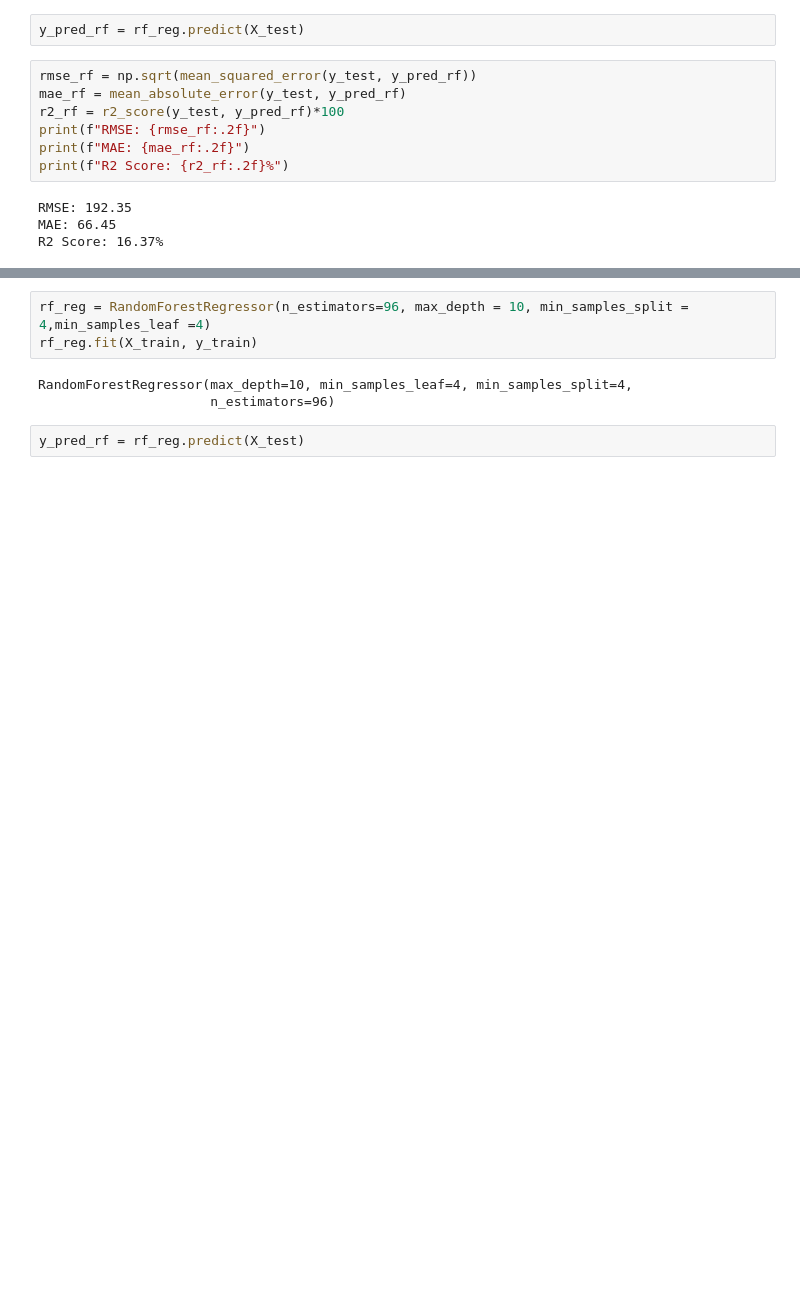
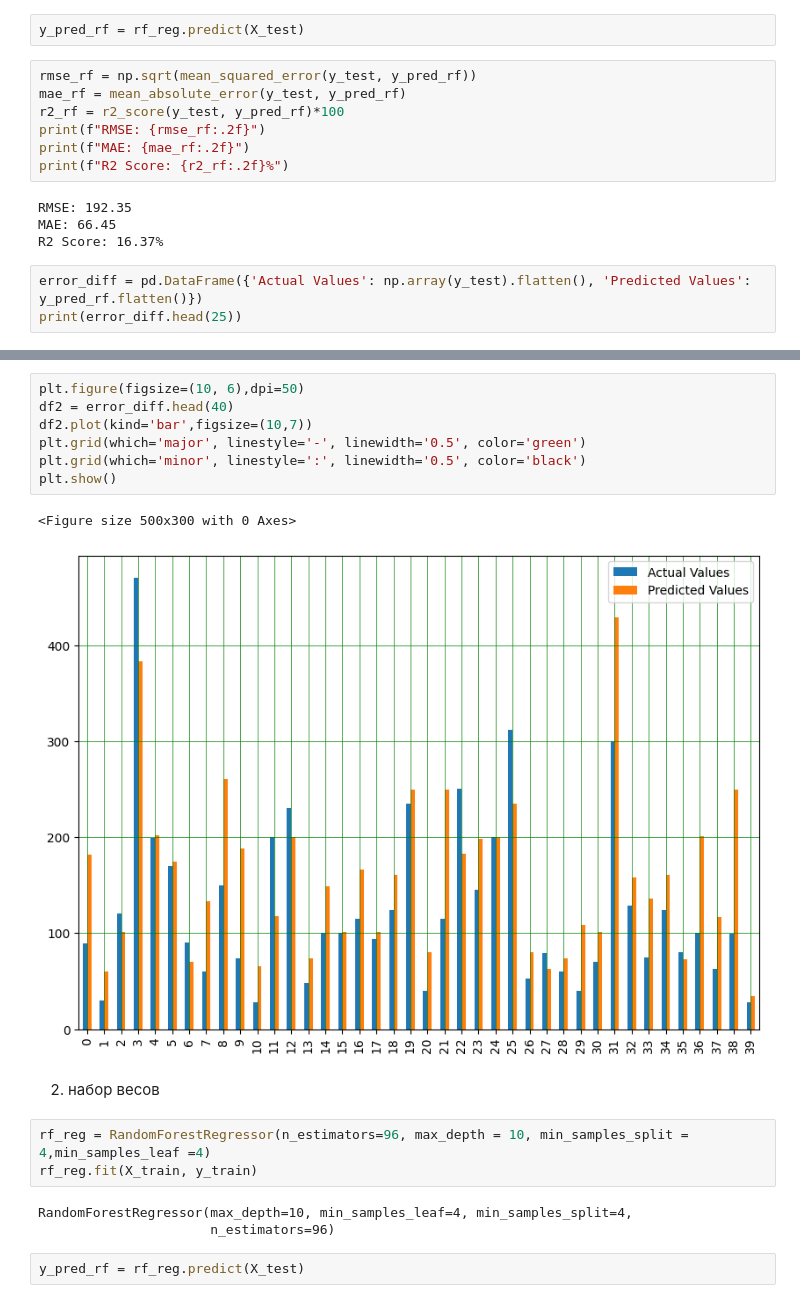
Before and after one commit to Plashka320/Stat_prack_HW_VyuzhaninPD_2025, a Jupyter notebook: itogovaya_pabota.ipynb, the cells around one changed output, grey strips where cells are left out. Cells and saved outputs as stored; diff of their text form; blank space fills up the shorter version.

```diff
--- a/itogovaya_pabota.ipynb
+++ b/itogovaya_pabota.ipynb
@@ -708,3 +712,6 @@ print(f"R2 Score: {r2_rf:.2f}%")
 RMSE: 192.35
 MAE: 66.45
 R2 Score: 16.37%
+# %%
+error_diff = pd.DataFrame({'Actual Values': np.array(y_test).flatten(), 'Predicted Values': y_pred_rf.flatten()})
+print(error_diff.head(25))
@@ -711,3 +736,15 @@ R2 Score: 16.37%
+# %%
+plt.figure(figsize=(10, 6),dpi=50)
+df2 = error_diff.head(40)
+df2.plot(kind='bar',figsize=(10,7))
+plt.grid(which='major', linestyle='-', linewidth='0.5', color='green')
+plt.grid(which='minor', linestyle=':', linewidth='0.5', color='black')
+plt.show()
+# %% [output]
+<Figure size 500x300 with 0 Axes>
+[figure, added]
+# %% [markdown]
+2) набор весов
 # %%
 rf_reg = RandomForestRegressor(n_estimators=96, max_depth = 10, min_samples_split = 4,min_samples_leaf =4)
 rf_reg.fit(X_train, y_train)
```
Also changed, not shown: parts of 10 cells of this notebook.
